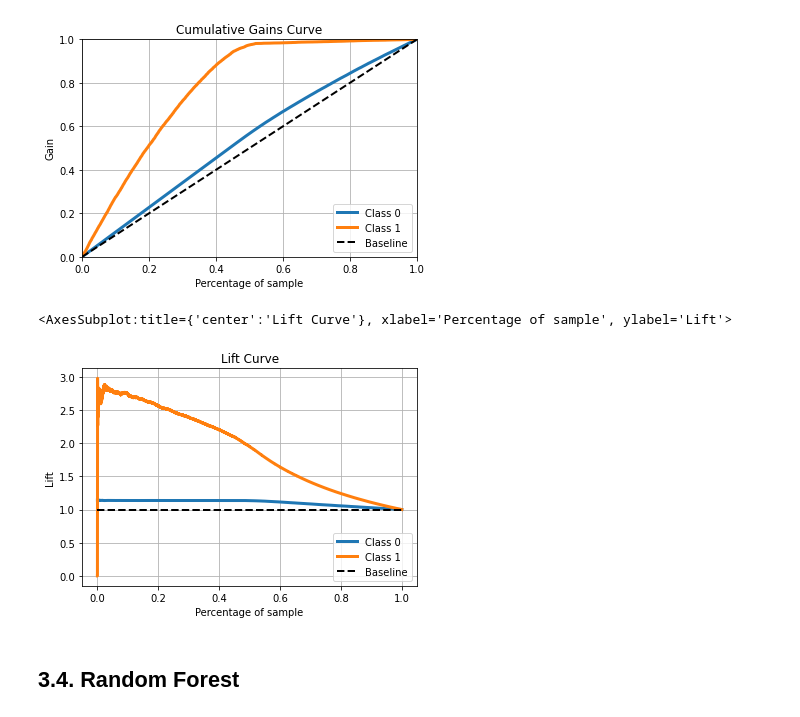
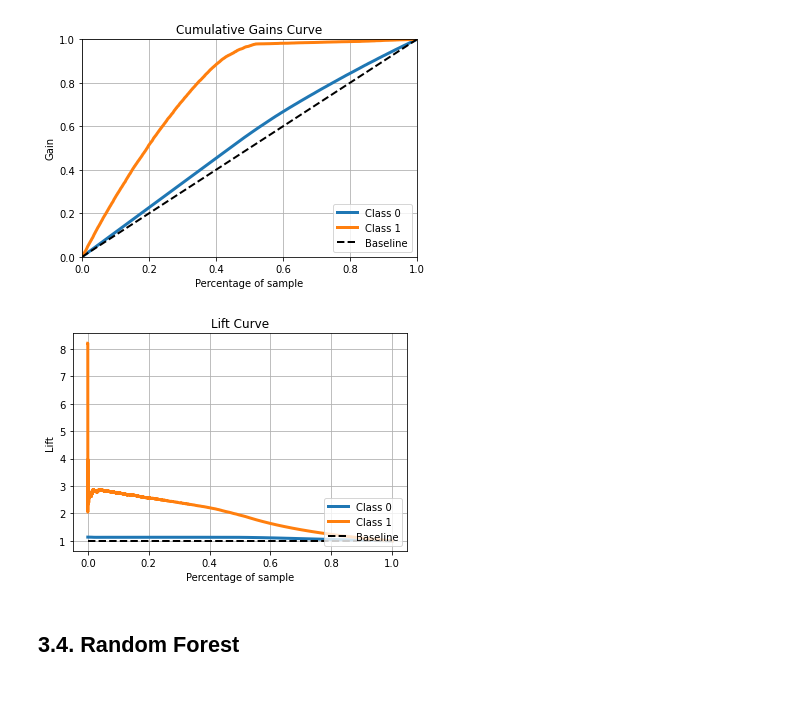
Before and after one commit to joaomj/health_insurance_cross_sell, a Jupyter notebook: health_insurance_cross-sell/notebooks/machine_learning.ipynb, the cells around one changed output. Cells and saved outputs as stored; diff of their text form; code cells hidden in the pictures.

```diff
--- a/health_insurance_cross-sell/notebooks/machine_learning.ipynb
+++ b/health_insurance_cross-sell/notebooks/machine_learning.ipynb
@@ -94,13 +98,13 @@ df.head()
 X = df.drop('response', axis = 1) # real data does not contain response
 y = df['response'].copy()
 
-x_train, x_val, y_train, y_val = ms.train_test_split(X, y, test_size = 0.20) # spit dataset between train and test
+x_train, x_validation, y_train, y_validation = ms.train_test_split(X, y, test_size = 0.20) # spit dataset between train and test
 
 df = pd.concat([x_train, y_train], axis = 1)
 
 # save validation datasets - they will be used to test the API later
-save_model('/data/interim', 'x_val.pkl', x_val)
-save_model('/data/interim', 'y_val.pkl', y_val)
+save_model('/data/interim', 'x_validation.pkl', x_validation)
+save_model('/data/interim', 'y_validation.pkl', y_validation)
 # %% [markdown]
 ## Standardization
 Only attributes with Normal distribution.
@@ -165,28 +169,28 @@ for filename, scaler in filename.items():
 # applies same training encoders to testing (validation, val) data
 
 # gender
-x_val.loc[:, 'gender'] = x_val.loc[:, 'gender'].map(target_encode_gender)
+x_validation.loc[:, 'gender'] = x_validation.loc[:, 'gender'].map(target_encode_gender)
 
 # age
-x_val.loc[:, 'age'] = mms_age.transform(x_val[['age']].values)
+x_validation.loc[:, 'age'] = mms_age.transform(x_validation[['age']].values)
 
 # region_code
-x_val.loc[:, 'region_code'] = x_val.loc[:, 'region_code'].map(target_encode_region_code)
+x_validation.loc[:, 'region_code'] = x_validation.loc[:, 'region_code'].map(target_encode_region_code)
 
 # vehicle_age
-x_val.loc[:, 'vehicle_age'] = pd.get_dummies(x_val, prefix = 'vehicle_age', columns = ['vehicle_age'])
+x_validation.loc[:, 'vehicle_age'] = pd.get_dummies(x_validation, prefix = 'vehicle_age', columns = ['vehicle_age'])
 
 # annual_premium
-x_val.loc[:, 'annual_premium'] = ss.transform(x_val[['annual_premium']].values)
+x_validation.loc[:, 'annual_premium'] = ss.transform(x_validation[['annual_premium']].values)
 
 # policy_sales_channel
-x_val.loc[:, 'policy_sales_channel'] = x_val['policy_sales_channel'].map(fe_policy_sales_channel)
+x_validation.loc[:, 'policy_sales_channel'] = x_validation['policy_sales_channel'].map(fe_policy_sales_channel)
 
 # vintage
-x_val.loc[:, 'vintage'] = mms_vintage.transform(x_val[['vintage']].values)
+x_validation.loc[:, 'vintage'] = mms_vintage.transform(x_validation[['vintage']].values)
 
 # fillna
-x_val = x_val.fillna(0)
+x_validation = x_validation.fillna(0)
 # %% [markdown]
 # 2. Feature Selection
 # %% [markdown]
@@ -228,7 +232,7 @@ cols_selected = ['vintage', 'annual_premium', 'age', 'region_code', 'vehicle_dam
 # %%
 # using only the selected features to train and test (validation) the model
 x_train = df[cols_selected]
-x_val = x_val[cols_selected]
+x_val = x_validation[cols_selected]
 # %% [markdown]
 ## 3.1. KNN
 # %%
@@ -301,10 +298,9 @@ skplt.metrics.plot_cumulative_gain(y_val, yhat_et);
 [figure]
 # %%
 # Lift Curve
-skplt.metrics.plot_lift_curve(y_val, yhat_et)
+skplt.metrics.plot_lift_curve(y_validation, yhat_et);
 # %% [output]
-<AxesSubplot:title={'center':'Lift Curve'}, xlabel='Percentage of sample', ylabel='Lift'>
-[figure, old version]
+[figure, new version]
 # %% [markdown]
 ## 3.4. Random Forest
 # %%
```
Also changed, not shown: parts of 11 cells of this notebook.
